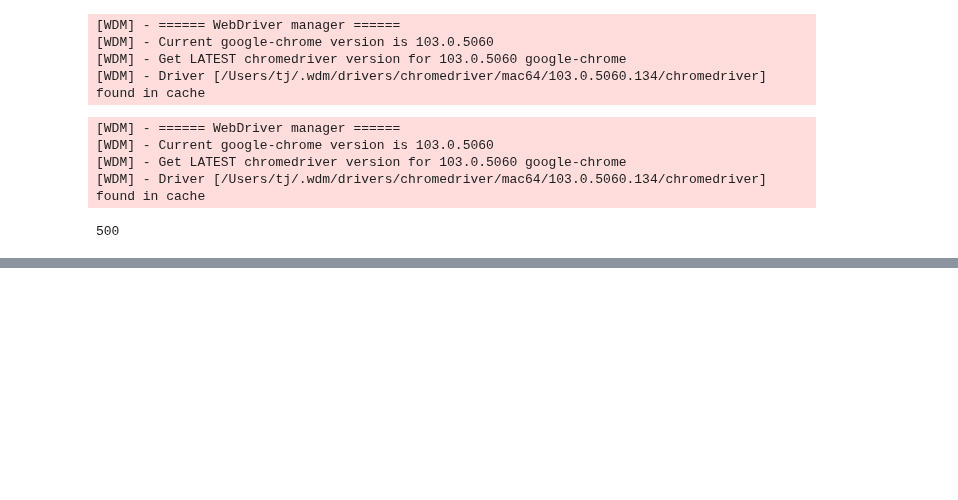
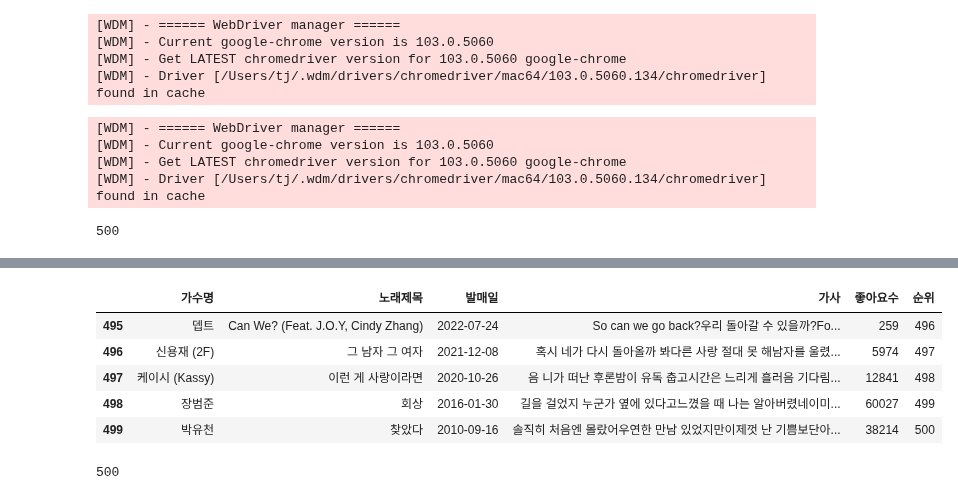
Before and after one commit to python-project-3Joe/python, a Jupyter notebook: Note/wyj.ipynb, the cells around one changed output, grey strips where cells are left out. Saved outputs shown, nothing was run; the diff lists cells and outputs as text; code cells hidden in the pictures; blank space fills up the shorter version.

```diff
--- a/Note/wyj.ipynb
+++ b/Note/wyj.ipynb
@@ -226,2 +392,9 @@ ballad_top306['순위'] = ballad_top306.index + 1
 # %%
-ballad_top306.tail()
+ballad_top1000.tail()
+# %% [output]
+|  | 가수명 | 노래제목 | 발매일 | 가사 | 좋아요수 | 순위 |
+| 495 | 뎁트 | Can We? (Feat. J.O.Y, Cindy Zhang) | 2022-07-24 | So can we go back?우리 돌아갈 수 있을까?Fo... | 259 | 496 |
+| 496 | 신용재 (2F) | 그 남자 그 여자 | 2021-12-08 | 혹시 네가 다시 돌아올까 봐다른 사랑 절대 못 해남자를 울렸... | 5974 | 497 |
+| 497 | 케이시 (Kassy) | 이런 게 사랑이라면 | 2020-10-26 | 음 니가 떠난 후론밤이 유독 춥고시간은 느리게 흘러음 기다림... | 12841 | 498 |
+| 498 | 장범준 | 회상 | 2016-01-30 | 길을 걸었지 누군가 옆에 있다고느꼈을 때 나는 알아버렸네이미... | 60027 | 499 |
+| 499 | 박유천 | 찾았다 | 2010-09-16 | 솔직히 처음엔 몰랐어우연한 만남 있었지만이제껏 난 기쁨보단아... | 38214 | 500 |
@@ -287,0 +403,4 @@ ballad_top306.to_csv('../Data/melon_top306.csv', index=False)
+# %%
+len(ballad_top1000)
+# %% [output]
+500
```
Also changed, not shown: parts of 24 cells of this notebook, 2 other files.
